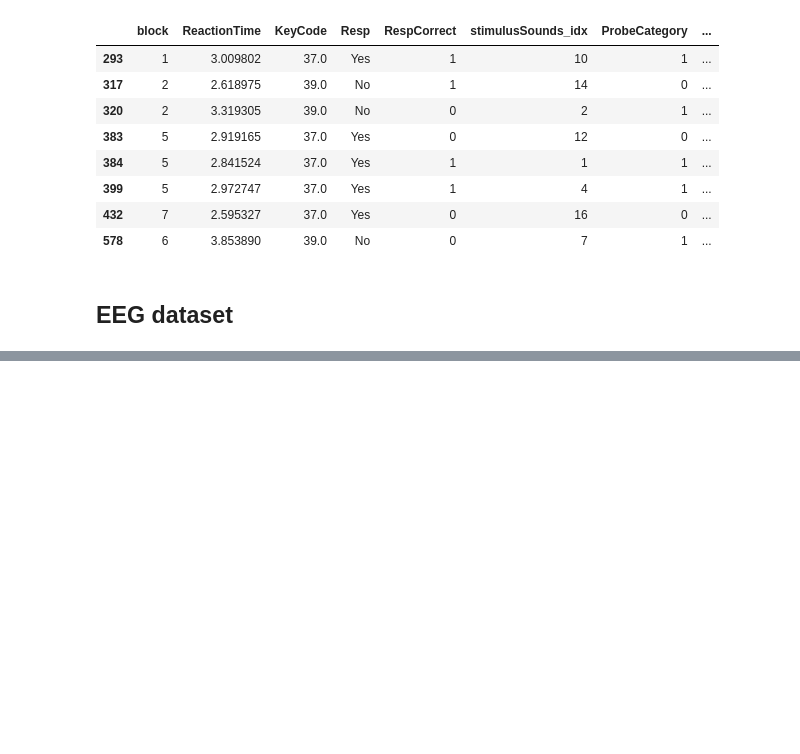
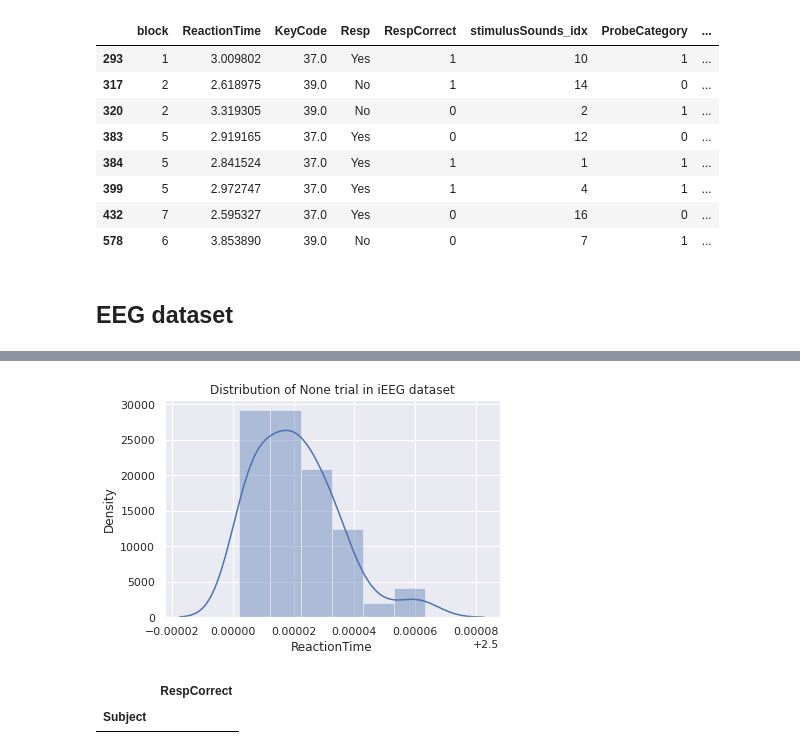
Before and after one commit to cristinarainich/Sternberg_analysis, a Jupyter notebook: Preprocessing_of_datasets_Environmental.ipynb, the cells around one changed output, grey strips where cells are left out. Drawn from its saved outputs; the diff is of its cells as text; code cells hidden in the pictures; blank space fills up the shorter version.

```diff
--- a/Preprocessing_of_datasets_Environmental.ipynb
+++ b/Preprocessing_of_datasets_Environmental.ipynb
@@ -270,0 +332,6 @@ ieeg_[(ieeg_['Resp'] != 'None') & (ieeg_['ReactionTime'] > 2.5)]
+# %%
+values = []
+col = eeg_.RespCorrect.values
+for i in col:
+  values.append(int(i[1:-1]))
+eeg_['RespCorrect'] = values
@@ -270,0 +344,6 @@ ieeg_[(ieeg_['Resp'] != 'None') & (ieeg_['ReactionTime'] > 2.5)]
+# %%
+values = []
+col = eeg_.stimulusSounds_idx.values
+for i in col:
+  values.append(int(i[1:-1]))
+eeg_['stimulusSounds_idx'] = values
@@ -270,0 +356,6 @@ ieeg_[(ieeg_['Resp'] != 'None') & (ieeg_['ReactionTime'] > 2.5)]
+# %%
+values = []
+col = eeg_.ProbeCategory.values
+for i in col:
+  values.append(int(i[1:-1]))
+eeg_['ProbeCategory'] = values
@@ -270,0 +368,6 @@ ieeg_[(ieeg_['Resp'] != 'None') & (ieeg_['ReactionTime'] > 2.5)]
+# %%
+values = []
+col = eeg_.probeSound_idx.values
+for i in col:
+  values.append(int(i[1:-1]))
+eeg_['probeSound_idx'] = values
@@ -270,0 +413,13 @@ ieeg_[(ieeg_['Resp'] != 'None') & (ieeg_['ReactionTime'] > 2.5)]
+# %%
+sns.distplot(eeg_[eeg_['Resp'] == 'None']['ReactionTime'])
+pl.title('Distribution of None trial in iEEG dataset');
+# %% [output]
+[figure, added]
+# %%
+checkset = eeg_.groupby(['Subject'])[['RespCorrect']].apply(
+    lambda x: x.sum()/x.count()
+)
+checkset[checkset['RespCorrect'] < 0.70]
+# %% [output]
+|  | RespCorrect |
+| Subject |  |
```
Also changed, not shown: parts of 35 cells of this notebook.
